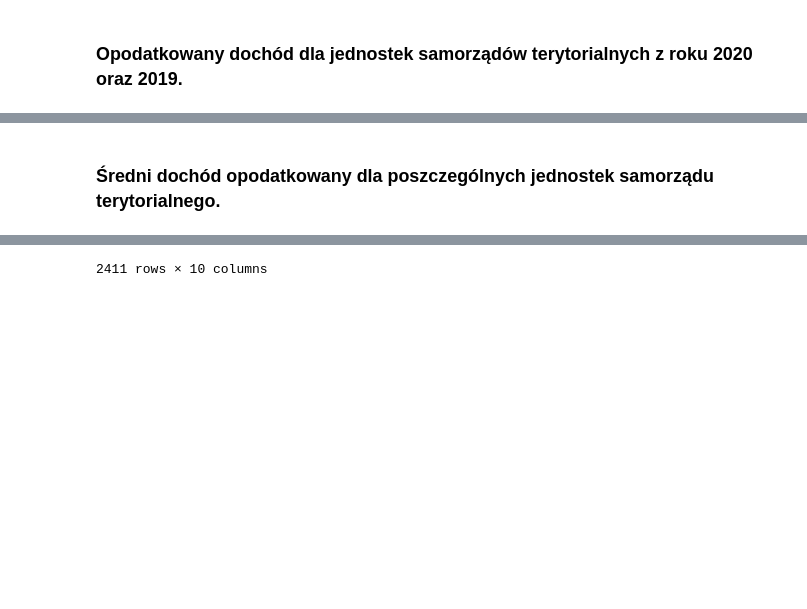
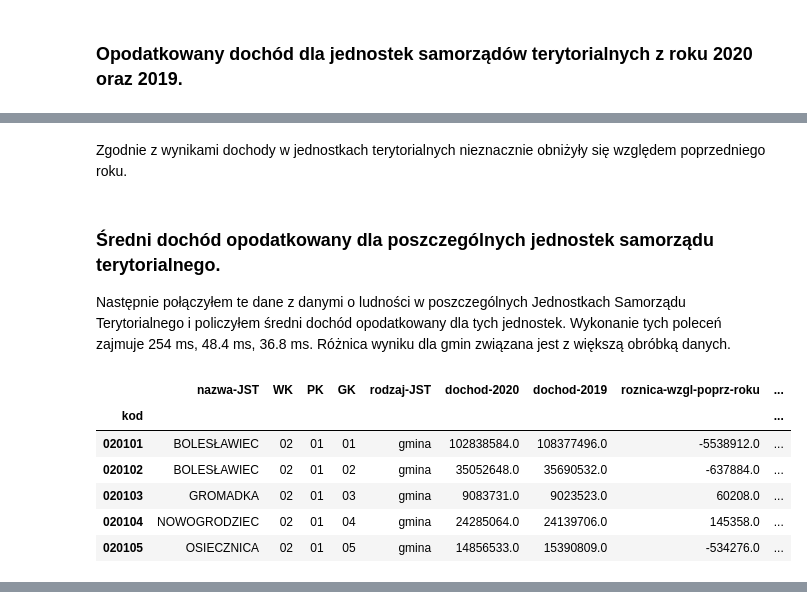
Before and after one commit to matthewmachnowski/final-assignment, a Jupyter notebook: script.ipynb, the cells around one changed output, grey strips where cells are left out. Cells and saved outputs as stored; diff of their text form; code cells hidden in the pictures; blank space fills up the shorter version.

```diff
--- a/script.ipynb
+++ b/script.ipynb
@@ -128,7 +80,18 @@ Wall time: 5.25 µs
+# %% [markdown]
+Zgodnie z wynikami dochody w jednostkach terytorialnych nieznacznie obniżyły się względem poprzedniego roku.
 # %% [markdown]
 ### Średni dochód opodatkowany dla poszczególnych jednostek samorządu terytorialnego.
+
+Następnie połączyłem te dane z danymi o ludności w poszczególnych Jednostkach Samorządu Terytorialnego i policzyłem średni dochód opodatkowany dla tych jednostek. Wykonanie tych poleceń zajmuje 254 ms, 48.4 ms, 36.8 ms. Różnica wyniku dla gmin związana jest z większą obróbką danych.
 # %%
 %%time
-df_gm_mean = mean_calc.mean_inc_gm(df_gm, config["data"]["gm_lud"])
-df_gm_mean
+df_gm_mean = cal_income.mean_inc_gm(df_gm, config["data"]["gm_lud"])
+display(df_gm_mean.head())
 # %% [output]
+|  | nazwa-JST | WK | PK | GK | rodzaj-JST | dochod-2020 | dochod-2019 | roznica-wzgl-poprz-roku | ... |
+| kod |  |  |  |  |  |  |  |  | ... |
+| 020101 | BOLESŁAWIEC | 02 | 01 | 01 | gmina | 102838584.0 | 108377496.0 | -5538912.0 | ... |
+| 020102 | BOLESŁAWIEC | 02 | 01 | 02 | gmina | 35052648.0 | 35690532.0 | -637884.0 | ... |
+| 020103 | GROMADKA | 02 | 01 | 03 | gmina | 9083731.0 | 9023523.0 | 60208.0 | ... |
+| 020104 | NOWOGRODZIEC | 02 | 01 | 04 | gmina | 24285064.0 | 24139706.0 | 145358.0 | ... |
+| 020105 | OSIECZNICA | 02 | 01 | 05 | gmina | 14856533.0 | 15390809.0 | -534276.0 | ... |
@@ -150,3 +100,2 @@ Wall time: 326 ms
-2411 rows × 10 columns
 # %%
 %%time
```
Also changed, not shown: parts of 25 cells of this notebook.
